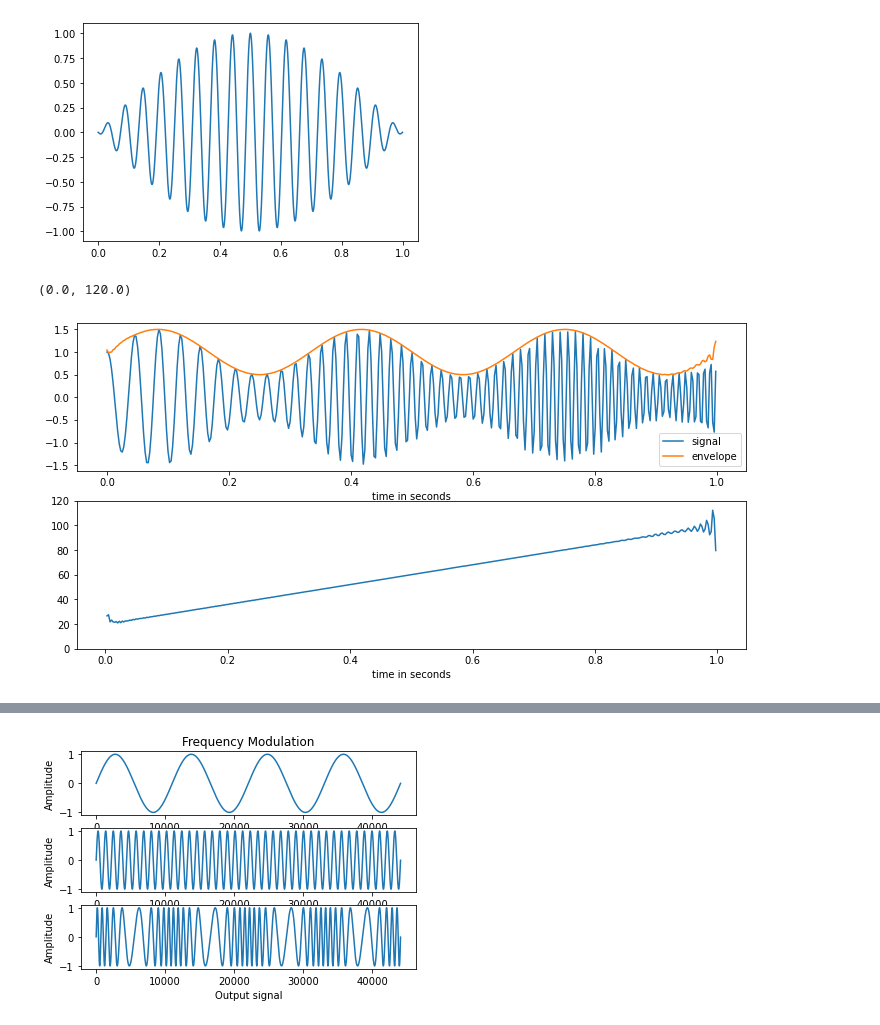
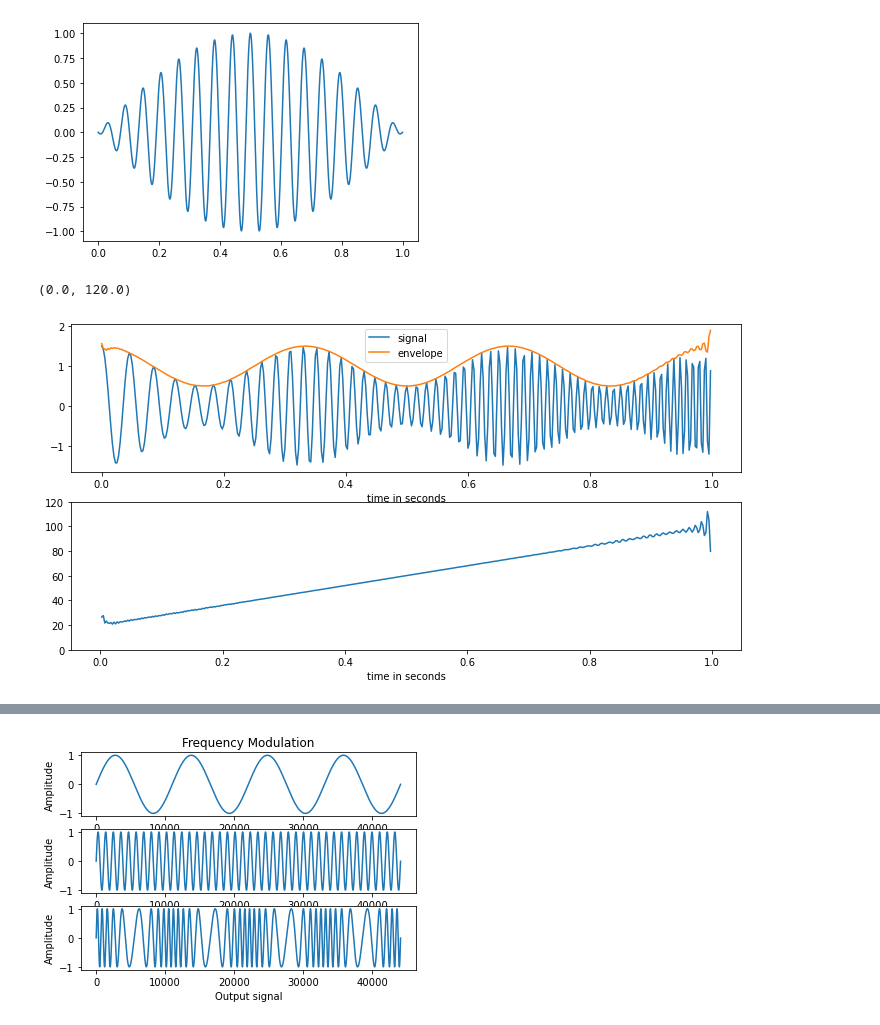
Before and after one commit to Max25112/PythonApplication1, a Jupyter notebook: PythonApplication1/practise.ipynb, the cells around one changed output, grey strips where cells are left out. Cells and saved outputs as stored; diff of their text form; code cells hidden in the pictures.

```diff
--- a/PythonApplication1/practise.ipynb
+++ b/PythonApplication1/practise.ipynb
@@ -94,25 +144,25 @@ plt.plot(x['x'], x['y'])
 # %%
 duration = 1.0
 fs = 400.0
 samples = int(fs*duration)
 t = np.arange(samples) / fs
 signal = chirp(t, 20.0, t[-1], 100.0)
-signal *= (1.0 + 0.5 * np.sin(2.0*np.pi*3.0*t) )
+signal *= (1.0 + 0.5 * np.cos(2.0*np.pi*3.0*t) )
 analytic_signal = hilbert(signal)
 amplitude_envelope = np.abs(analytic_signal)
 instantaneous_phase = np.unwrap(np.angle(analytic_signal))
 instantaneous_frequency = (np.diff(instantaneous_phase) /
                            (2.0*np.pi) * fs)
 fig = plt.figure(figsize=(12,6))
 ax0 = fig.add_subplot(211)
 ax0.plot(t, signal, label='signal')
 ax0.plot(t, amplitude_envelope, label='envelope')
 ax0.set_xlabel("time in seconds")
 ax0.legend()
 ax1 = fig.add_subplot(212)
 ax1.plot(t[1:], instantaneous_frequency)
 ax1.set_xlabel("time in seconds")
 ax1.set_ylim(0.0, 120.0)
 # %% [output]
 (0.0, 120.0)
-[figure, old version]
+[figure, new version]
```
Also changed, not shown: parts of 21 cells of this notebook, 1 other file.
